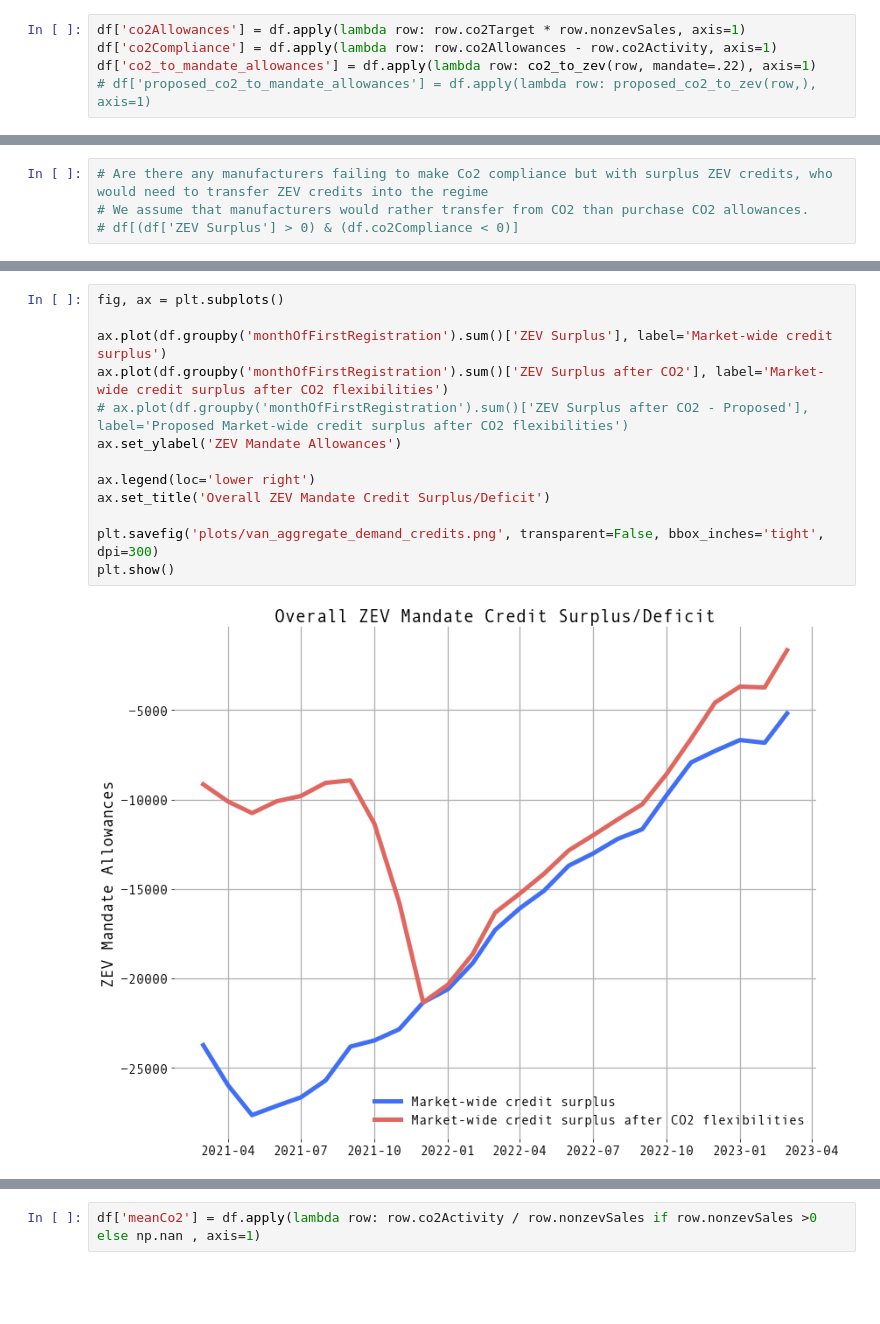
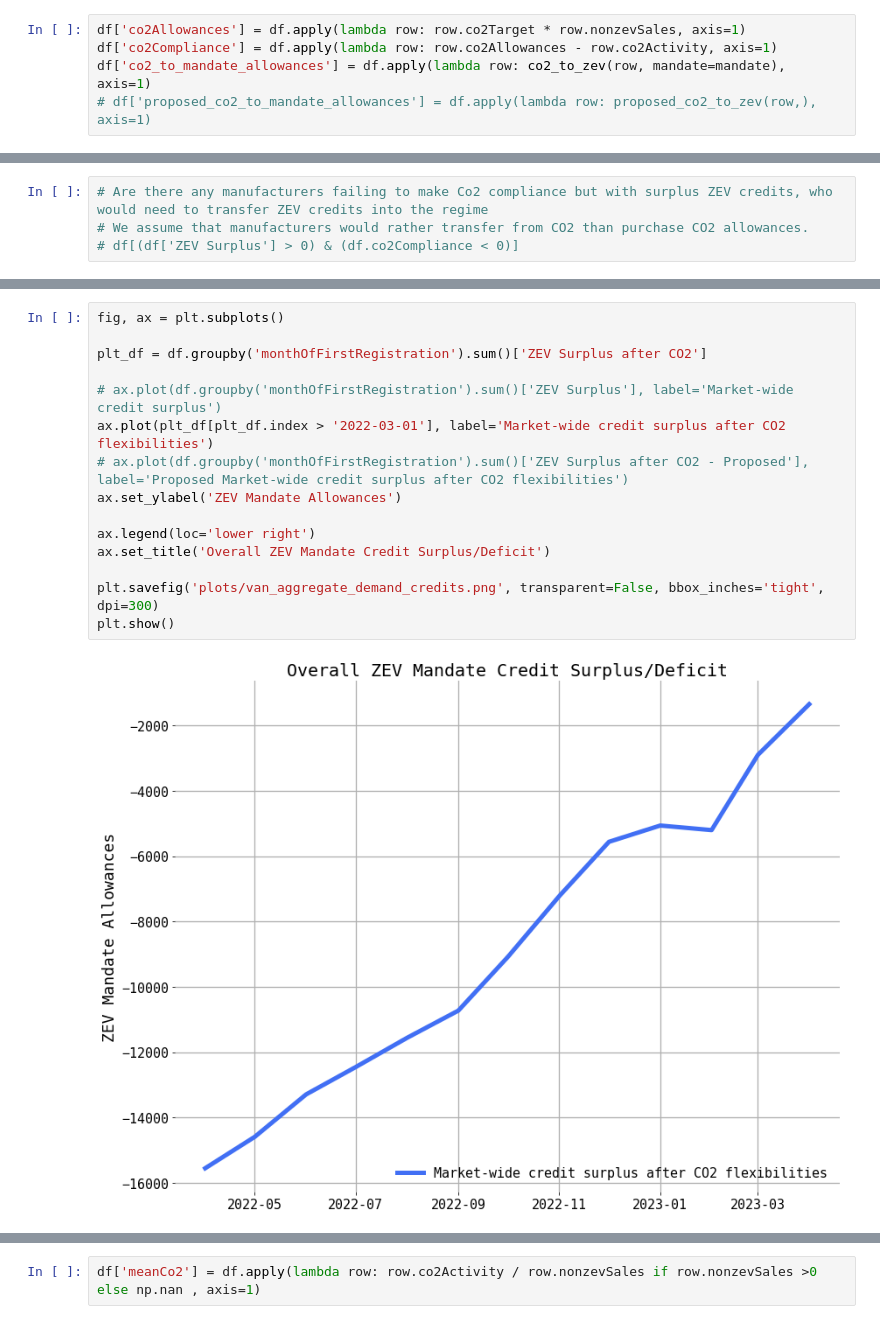
Before and after one commit to New-AutoMotive/zev_mandate, a Jupyter notebook: 05.02) van compliance tracker.ipynb, the cells around one changed output, grey strips where cells are left out. Drawn from its saved outputs; the diff is of its cells as text; blank space fills up the shorter version.

```diff
--- a/05.02) van compliance tracker.ipynb
+++ b/05.02) van compliance tracker.ipynb
@@ -252,5 +284,5 @@ df = df.reset_index().merge(van_targets, how='left', on='make')
 # %%
 df['co2Allowances'] = df.apply(lambda row: row.co2Target * row.nonzevSales, axis=1)
 df['co2Compliance'] = df.apply(lambda row: row.co2Allowances - row.co2Activity, axis=1)
-df['co2_to_mandate_allowances'] = df.apply(lambda row: co2_to_zev(row, mandate=.22), axis=1)
+df['co2_to_mandate_allowances'] = df.apply(lambda row: co2_to_zev(row, mandate=mandate), axis=1)
 # df['proposed_co2_to_mandate_allowances'] = df.apply(lambda row: proposed_co2_to_zev(row,), axis=1)
@@ -316,15 +378,17 @@ df.groupby(['monthOfFirstRegistration']).sum().co2Compliance.plot()
 # %%
 fig, ax = plt.subplots()
 
-ax.plot(df.groupby('monthOfFirstRegistration').sum()['ZEV Surplus'], label='Market-wide credit surplus')
-ax.plot(df.groupby('monthOfFirstRegistration').sum()['ZEV Surplus after CO2'], label='Market-wide credit surplus after CO2 flexibilities')
+plt_df = df.groupby('monthOfFirstRegistration').sum()['ZEV Surplus after CO2']
+
+# ax.plot(df.groupby('monthOfFirstRegistration').sum()['ZEV Surplus'], label='Market-wide credit surplus')
+ax.plot(plt_df[plt_df.index > '2022-03-01'], label='Market-wide credit surplus after CO2 flexibilities')
 # ax.plot(df.groupby('monthOfFirstRegistration').sum()['ZEV Surplus after CO2 - Proposed'], label='Proposed Market-wide credit surplus after CO2 flexibilities')
 ax.set_ylabel('ZEV Mandate Allowances')
 
 ax.legend(loc='lower right')
 ax.set_title('Overall ZEV Mandate Credit Surplus/Deficit')
 
 plt.savefig('plots/van_aggregate_demand_credits.png', transparent=False, bbox_inches='tight', dpi=300)
 plt.show()
 # %% [output]
-[figure, old version]
+[figure, new version]
```
Also changed, not shown: parts of 20 cells of this notebook, 3 other files.
